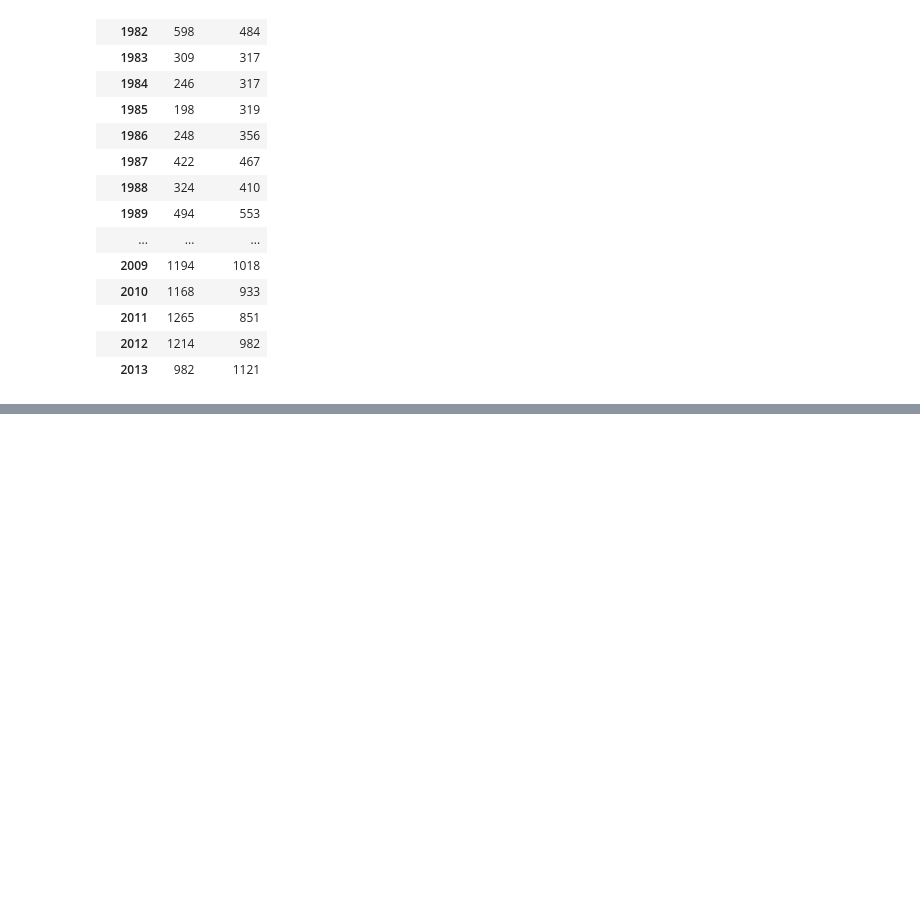
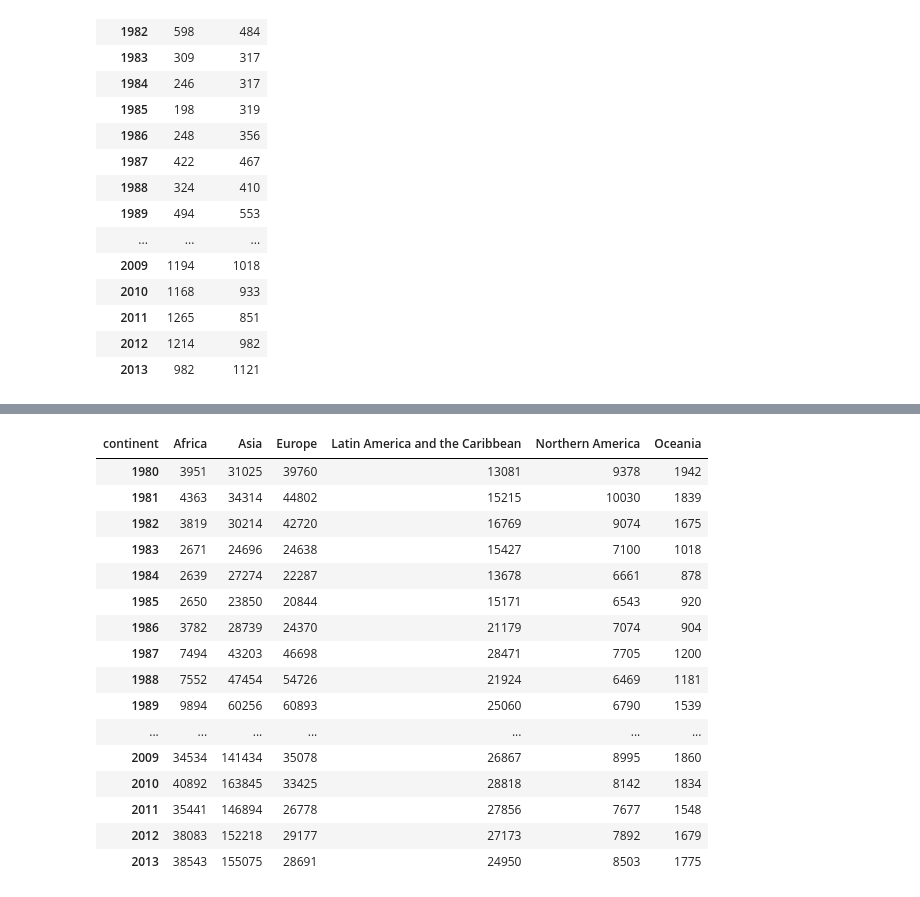
Before and after one commit to sshikhar99/2024-jan-pydsda-mttf-630pm, a Jupyter notebook: ui/pandas.ipynb, the cells around one changed output, grey strips where cells are left out. Saved outputs shown, nothing was run; the diff lists cells and outputs as text; code cells hidden in the pictures; blank space fills up the shorter version.

```diff
--- a/ui/pandas.ipynb
+++ b/ui/pandas.ipynb
@@ -190,0 +278,21 @@ px.line(country_df,
+# %%
+con_im_trend = df.groupby('continent')[years].sum()
+con_im_trend.T
+# %% [output]
+| continent | Africa | Asia | Europe | Latin America and the Caribbean | Northern America | Oceania |
+| 1980 | 3951 | 31025 | 39760 | 13081 | 9378 | 1942 |
+| 1981 | 4363 | 34314 | 44802 | 15215 | 10030 | 1839 |
+| 1982 | 3819 | 30214 | 42720 | 16769 | 9074 | 1675 |
+| 1983 | 2671 | 24696 | 24638 | 15427 | 7100 | 1018 |
+| 1984 | 2639 | 27274 | 22287 | 13678 | 6661 | 878 |
+| 1985 | 2650 | 23850 | 20844 | 15171 | 6543 | 920 |
+| 1986 | 3782 | 28739 | 24370 | 21179 | 7074 | 904 |
+| 1987 | 7494 | 43203 | 46698 | 28471 | 7705 | 1200 |
+| 1988 | 7552 | 47454 | 54726 | 21924 | 6469 | 1181 |
+| 1989 | 9894 | 60256 | 60893 | 25060 | 6790 | 1539 |
+| ... | ... | ... | ... | ... | ... | ... |
+| 2009 | 34534 | 141434 | 35078 | 26867 | 8995 | 1860 |
+| 2010 | 40892 | 163845 | 33425 | 28818 | 8142 | 1834 |
+| 2011 | 35441 | 146894 | 26778 | 27856 | 7677 | 1548 |
+| 2012 | 38083 | 152218 | 29177 | 27173 | 7892 | 1679 |
+| 2013 | 38543 | 155075 | 28691 | 24950 | 8503 | 1775 |
```
Also changed, not shown: parts of 9 cells of this notebook.
